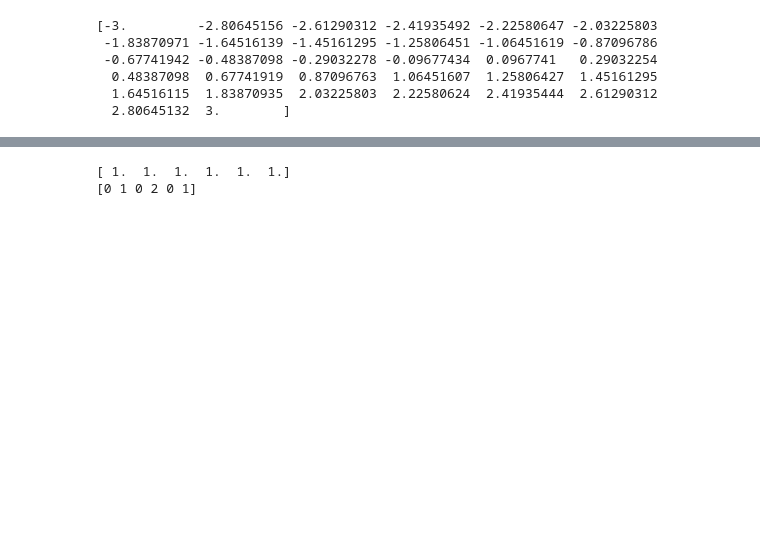
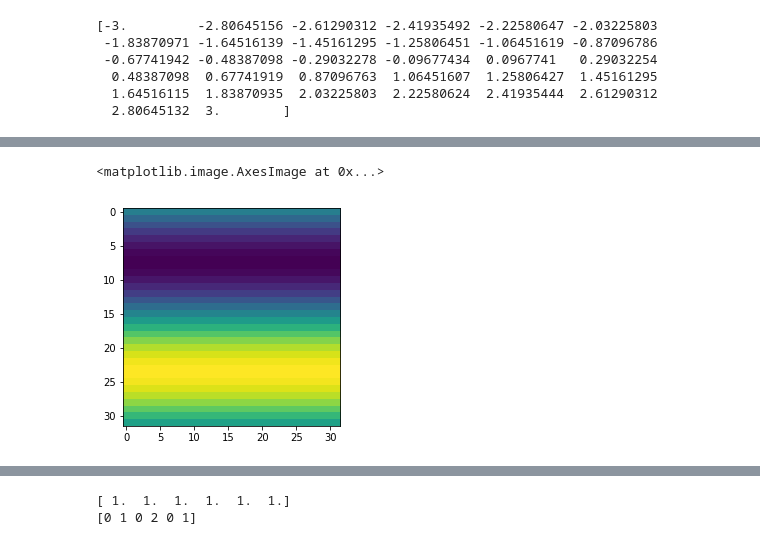
Before and after one commit to stayrascal/ml-fifth-division, a Jupyter notebook: notebooks/example/tf_basic.ipynb, the cells around one changed output, grey strips where cells are left out. Drawn from its saved outputs; the diff is of its cells as text; code cells hidden in the pictures; blank space fills up the shorter version.

```diff
--- a/notebooks/example/tf_basic.ipynb
+++ b/notebooks/example/tf_basic.ipynb
@@ -32,0 +51,8 @@ z = (tf.exp(tf.negative(tf.pow(x - mean, 2.0) /
+# %%
+x = tf.reshape(tf.sin(tf.linspace(-3.0, 3.0, n_values)), [n_values, 1])
+y = tf.reshape(tf.ones_like(x), [1, n_values])
+z = tf.matmul(x, y)
+plt.imshow(z.eval())
+# %% [output]
+<matplotlib.image.AxesImage at 0x...>
+[figure, added]
```
Also changed, not shown: parts of 19 cells of this notebook.
